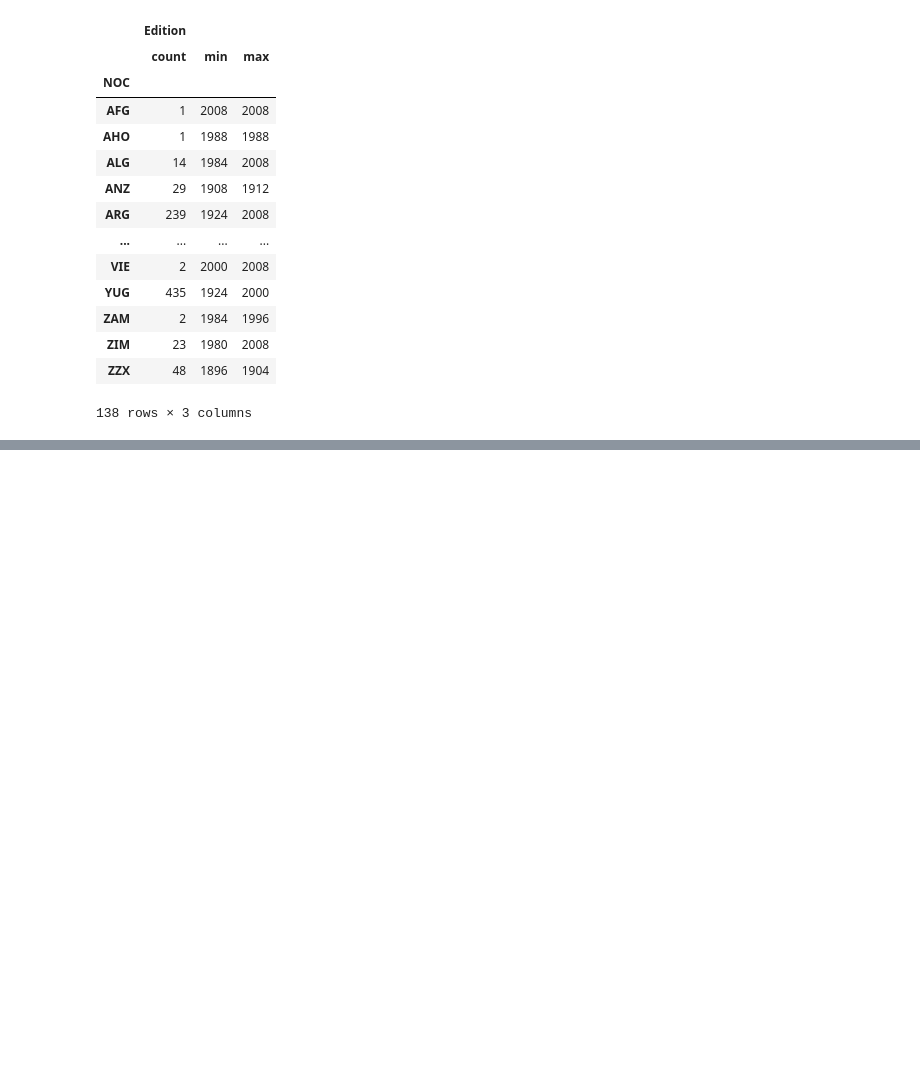
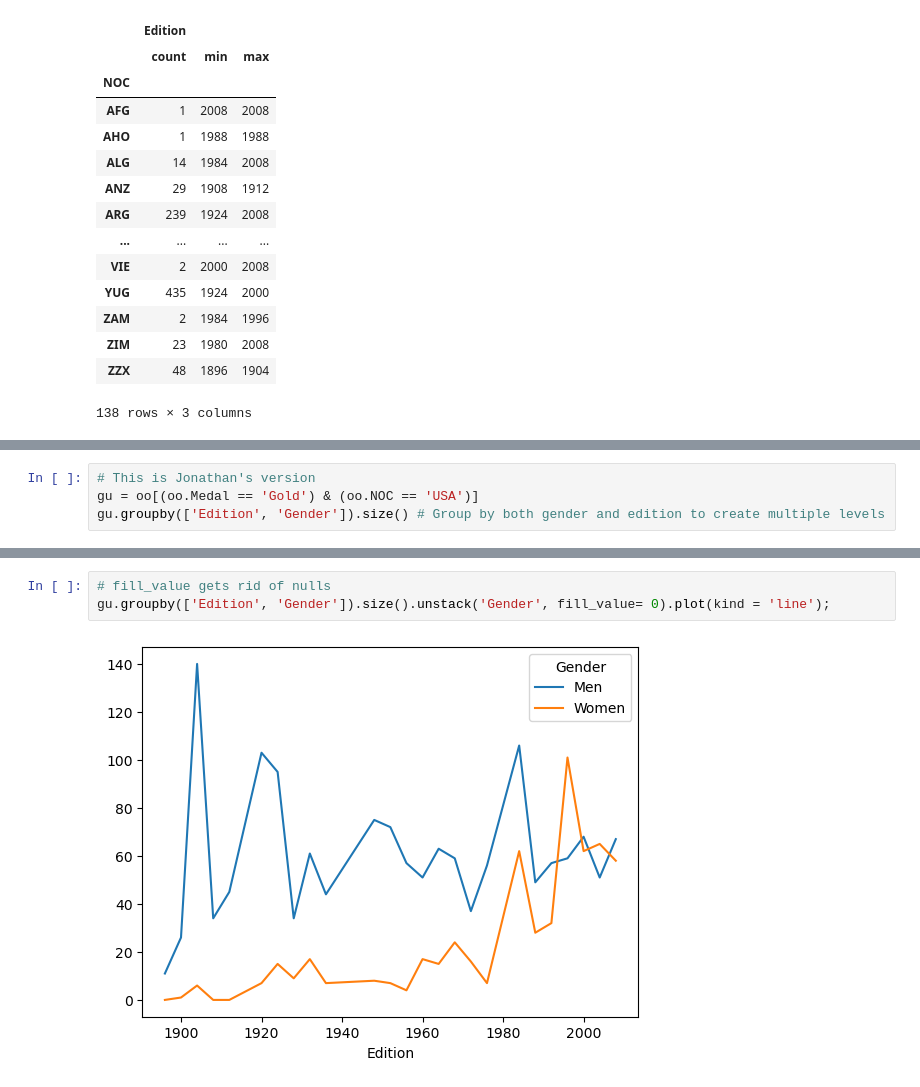
Before and after one commit to aeghprac/Git-Tracked-Files, a Jupyter notebook: Pandaz/PandasPractice2.ipynb, the cells around one changed output, grey strips where cells are left out. Cells and saved outputs as stored; diff of their text form; blank space fills up the shorter version.

```diff
--- a/Pandaz/PandasPractice2.ipynb
+++ b/Pandaz/PandasPractice2.ipynb
@@ -315,0 +328,4 @@ oo.groupby('NOC').agg({ 'Edition' : ['count', 'min', 'max'] }) # *Using the dict
+# %%
+# This is Jonathan's version
+gu = oo[(oo.Medal == 'Gold') & (oo.NOC == 'USA')]
+gu.groupby(['Edition', 'Gender']).size() # Group by both gender and edition to create multiple levels
@@ -315,0 +371,5 @@ oo.groupby('NOC').agg({ 'Edition' : ['count', 'min', 'max'] }) # *Using the dict
+# %%
+# fill_value gets rid of nulls
+gu.groupby(['Edition', 'Gender']).size().unstack('Gender', fill_value= 0).plot(kind = 'line');
+# %% [output]
+[figure, added]
```
Also changed, not shown: parts of 10 cells of this notebook.
